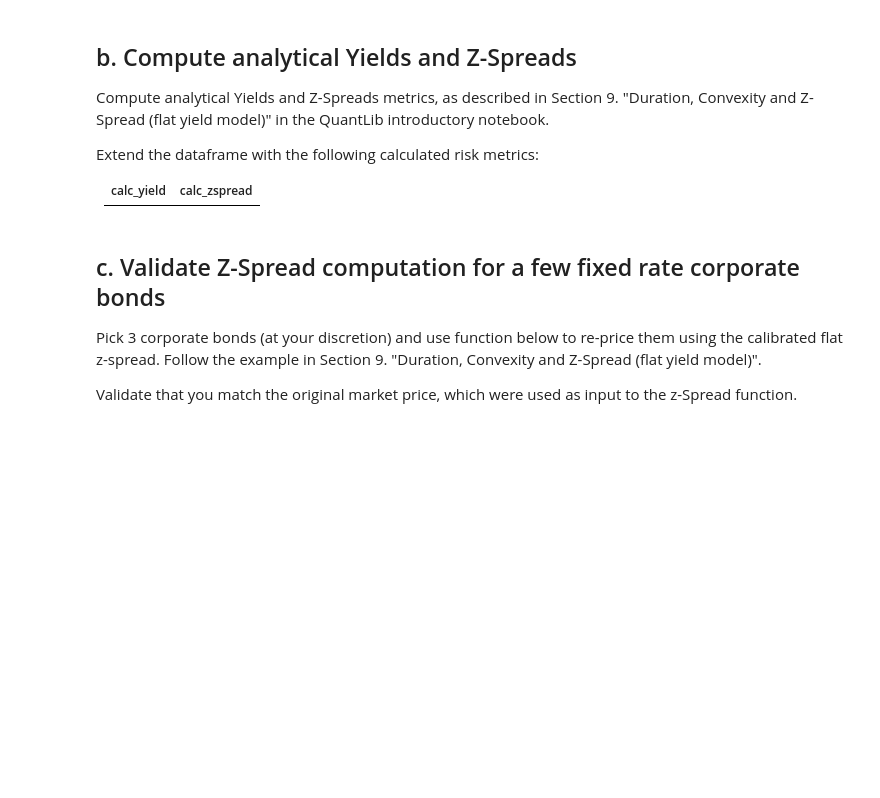
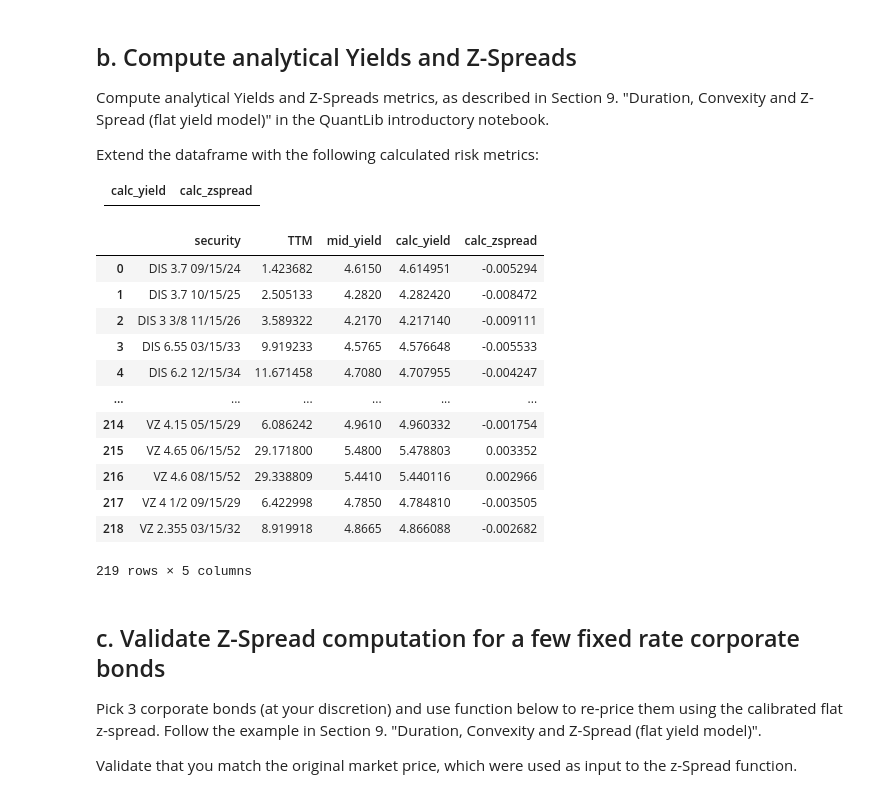
Before and after one commit to alanwake47/FINM-35700-Credit-Markets, a Jupyter notebook: week2/hw2/Homework 2-1.ipynb, the cells around one changed output. Drawn from its saved outputs; the diff is of its cells as text; code cells hidden in the pictures; blank space fills up the shorter version.

```diff
--- a/week2/hw2/Homework 2-1.ipynb
+++ b/week2/hw2/Homework 2-1.ipynb
@@ -690,3 +686,6 @@ symbology_md_otr_calib2[['security','TTM','dv01','scen_dv01','duration','scen_du
 ## a. Create the on-the-run corporate bond objects
 
 Restrict the symbology dataframe to fixed rate corporate bonds only and create the corporate bond objects.
+# %%
+symbology_md_corp = symbology_md[symbology_md['ticker']!="T"]
+symbology_md_corp.reset_index(inplace=True, drop=True)
@@ -692,0 +694,5 @@ Restrict the symbology dataframe to fixed rate corporate bonds only and create t
+# %%
+#create a corp bond obj dictionary with key as the figi and value as the bond object
+corp_bond_objs = {}
+for i in range(symbology_md_corp.shape[0]):
+    corp_bond_objs[symbology_md_corp.iloc[i]['figi']] = create_bond_from_symbology(symbology_md_corp.iloc[i])
@@ -700,6 +714,41 @@ Extend the dataframe with the following calculated risk metrics:
 
 | calc_yield | calc_zspread |
 |-------|-------------|
+# %%
+calc_date = ql.Date(14, 4, 2023)
+ql.Settings.instance().evaluationDate = calc_date
+
+# using 5% flat interest rate for testing
+flat_rate = ql.SimpleQuote(0.05)
+rate_handle = ql.QuoteHandle(flat_rate)
+day_count = ql.Actual360()
+calendar = ql.UnitedStates(ql.UnitedStates.GovernmentBond)
+continuous_comp = ql.Continuous # continously compounded rate of 5%
+flat_yield_curve = ql.FlatForward(calc_date, rate_handle, day_count, continuous_comp)
+flat_yield_curve_handle = ql.YieldTermStructureHandle(flat_yield_curve)
+# %%
+#add he calc_yield and calc_zspread columns to the symbology_md_corp dataframe for each bond
+for i in range(symbology_md_corp.shape[0]):
+    temp_bond = corp_bond_objs[symbology_md_corp.iloc[i]['figi']]
+    symbology_md_corp.loc[i, 'calc_yield'] = temp_bond.bondYield(symbology_md_corp.iloc[i]['mid'], temp_bond.dayCounter(), ql.Compounded, ql.Semiannual, temp_bond.settlementDate(calc_date)) * 100
+    bond_market_price = symbology_md_corp.iloc[i]['mid']
+    symbology_md_corp.loc[i, 'calc_zspread'] = ql.BondFunctions.zSpread(temp_bond, bond_market_price, flat_yield_curve, temp_bond.dayCounter(), ql.Compounded, ql.Semiannual, temp_bond.settlementDate(calc_date))
+# %%
+symbology_md_corp[['security','TTM','mid_yield','calc_yield','calc_zspread']]
+# %% [output]
+|  | security | TTM | mid_yield | calc_yield | calc_zspread |
+| 0 | DIS 3.7 09/15/24 | 1.423682 | 4.6150 | 4.614951 | -0.005294 |
+| 1 | DIS 3.7 10/15/25 | 2.505133 | 4.2820 | 4.282420 | -0.008472 |
+| 2 | DIS 3 3/8 11/15/26 | 3.589322 | 4.2170 | 4.217140 | -0.009111 |
+| 3 | DIS 6.55 03/15/33 | 9.919233 | 4.5765 | 4.576648 | -0.005533 |
+| 4 | DIS 6.2 12/15/34 | 11.671458 | 4.7080 | 4.707955 | -0.004247 |
+| ... | ... | ... | ... | ... | ... |
+| 214 | VZ 4.15 05/15/29 | 6.086242 | 4.9610 | 4.960332 | -0.001754 |
+| 215 | VZ 4.65 06/15/52 | 29.171800 | 5.4800 | 5.478803 | 0.003352 |
+| 216 | VZ 4.6 08/15/52 | 29.338809 | 5.4410 | 5.440116 | 0.002966 |
+| 217 | VZ 4 1/2 09/15/29 | 6.422998 | 4.7850 | 4.784810 | -0.003505 |
+| 218 | VZ 2.355 03/15/32 | 8.919918 | 4.8665 | 4.866088 | -0.002682 |
+219 rows × 5 columns
 # %% [markdown]
 ## c. Validate Z-Spread computation for a few fixed rate corporate bonds
 
```
Also changed, not shown: parts of 9 cells of this notebook, 3 other files.
